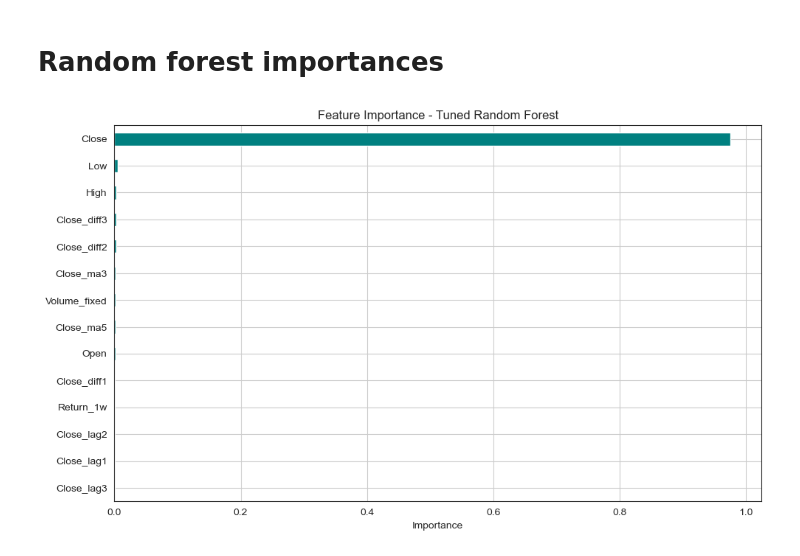
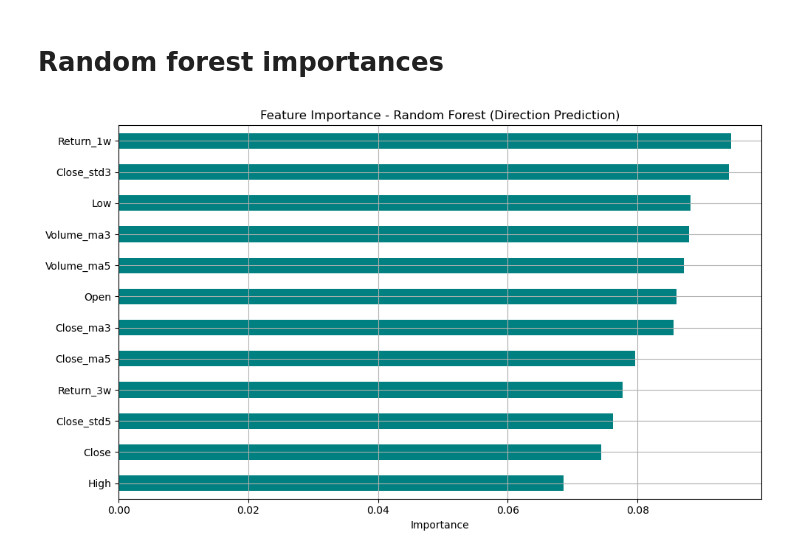
Before and after one commit to CharlSmuts/MLG382_CYO_Project, a Jupyter notebook: Model Part 1/data modelling.ipynb, the cells around one changed output. Saved outputs shown, nothing was run; the diff lists cells and outputs as text; code cells hidden in the pictures.

```diff
--- a/Model Part 1/data modelling.ipynb
+++ b/Model Part 1/data modelling.ipynb
@@ -140,9 +109,14 @@ df.dropna(inplace=True)
 # %% [markdown]
 # Features and target
 # %%
-feature_cols = ['Open', 'High', 'Low', 'Close', 'Volume_fixed', 'Close_lag1', 'Close_lag2', 'Close_lag3', 'Close_diff1', 'Close_diff2', 'Close_diff3', 'Close_ma3', 'Close_ma5', 'Return_1w']
+feature_cols = [
+    'Close_ma3', 'Close_ma5',
+    'Volume_ma3', 'Volume_ma5',
+    'Close_std3', 'Close_std5',
+    'Return_1w', 'Return_3w', 'Close', 'Open', 'High', 'Low'
+]
 X = df[feature_cols]
-y = df['Target']
+y = df['Direction']
 # %% [markdown]
 # Create data train and testing split
 # %%
@@ -154,14 +128,23 @@ y_train, y_test = y.iloc[:split_index], y.iloc[split_index:]
 # %% [markdown]
 ## Linear regression
 # %%
-lr = LinearRegression()
-lr.fit(X_train, y_train)
-y_pred_lr = lr.predict(X_test)
+logreg = LogisticRegression(max_iter=1000)
+logreg.fit(X_train, y_train)
+y_pred_lr = logreg.predict(X_test)
 # %% [markdown]
 ## Random Forest
 # %%
-rf = RandomForestRegressor(n_estimators=100, random_state=42)
+param_dist = {
+    'n_estimators': [100, 200, 300],
+    'max_depth': [None, 10, 20],
+    'min_samples_split': [2, 5],
+    'min_samples_leaf': [1, 2],
+    'bootstrap': [True, False]
+}
 # %%
-rf.fit(X_train, y_train)
-
-y_pred_rf = rf.predict(X_test)
+rf = RandomForestClassifier(random_state=42)
+random_search = RandomizedSearchCV(rf, param_distributions=param_dist,
+                                   n_iter=15, cv=3, verbose=1, n_jobs=-1, random_state=42)
+random_search.fit(X_train, y_train)
+best_rf = random_search.best_estimator_
+y_pred_rf = best_rf.predict(X_test)
@@ -207,10 +184,10 @@ plt.show()
 # %%
 importances = pd.Series(best_rf.feature_importances_, index=feature_cols)
 importances.sort_values(ascending=True).plot(kind='barh', figsize=(10, 6), color='teal')
-plt.title('Feature Importance - Tuned Random Forest')
+plt.title('Feature Importance - Random Forest (Direction Prediction)')
 plt.xlabel('Importance')
 plt.grid(True)
 plt.tight_layout()
 plt.show()
 # %% [output]
-[figure, old version]
+[figure, new version]
```
Also changed, not shown: parts of 13 cells of this notebook, 2 other files.
